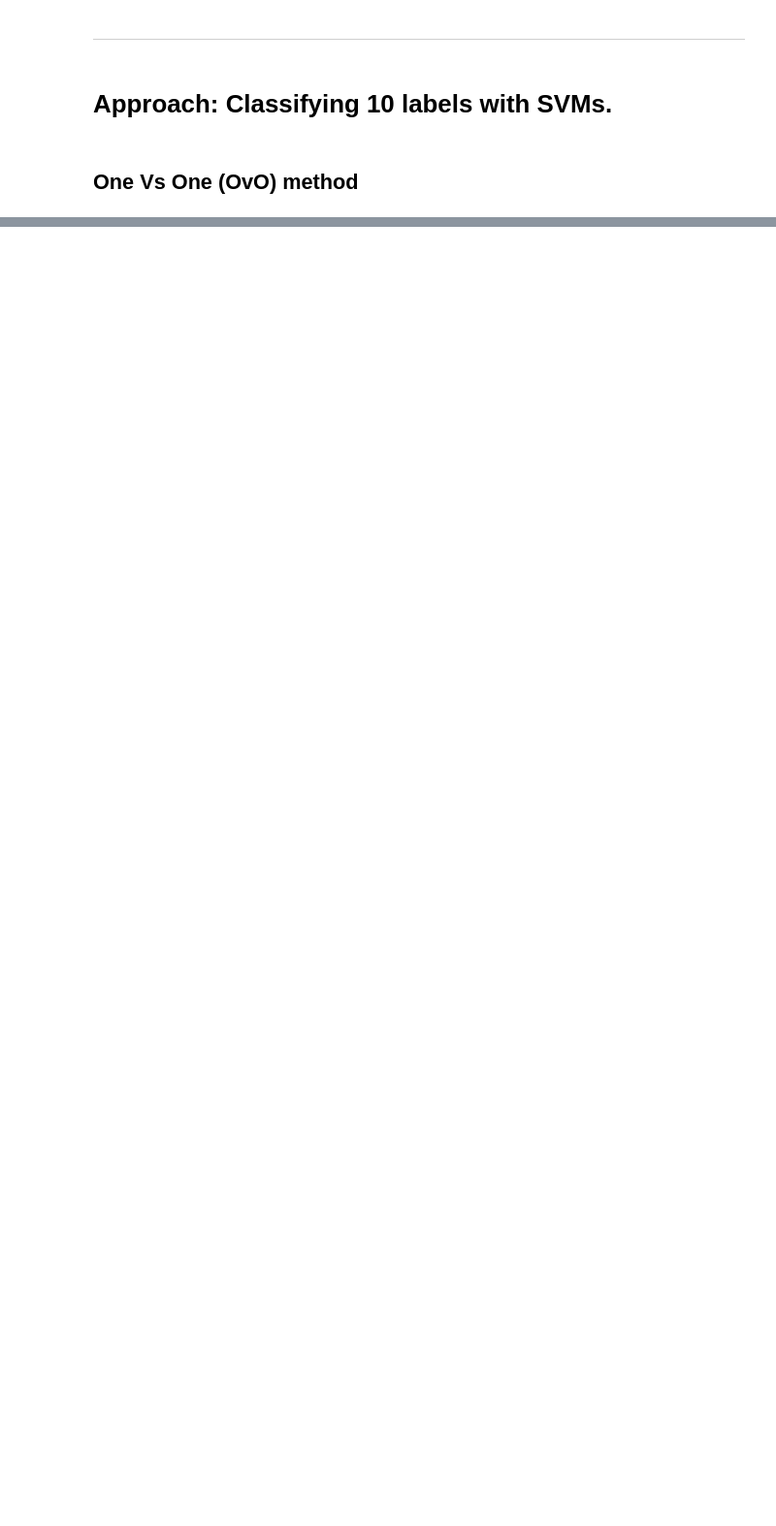
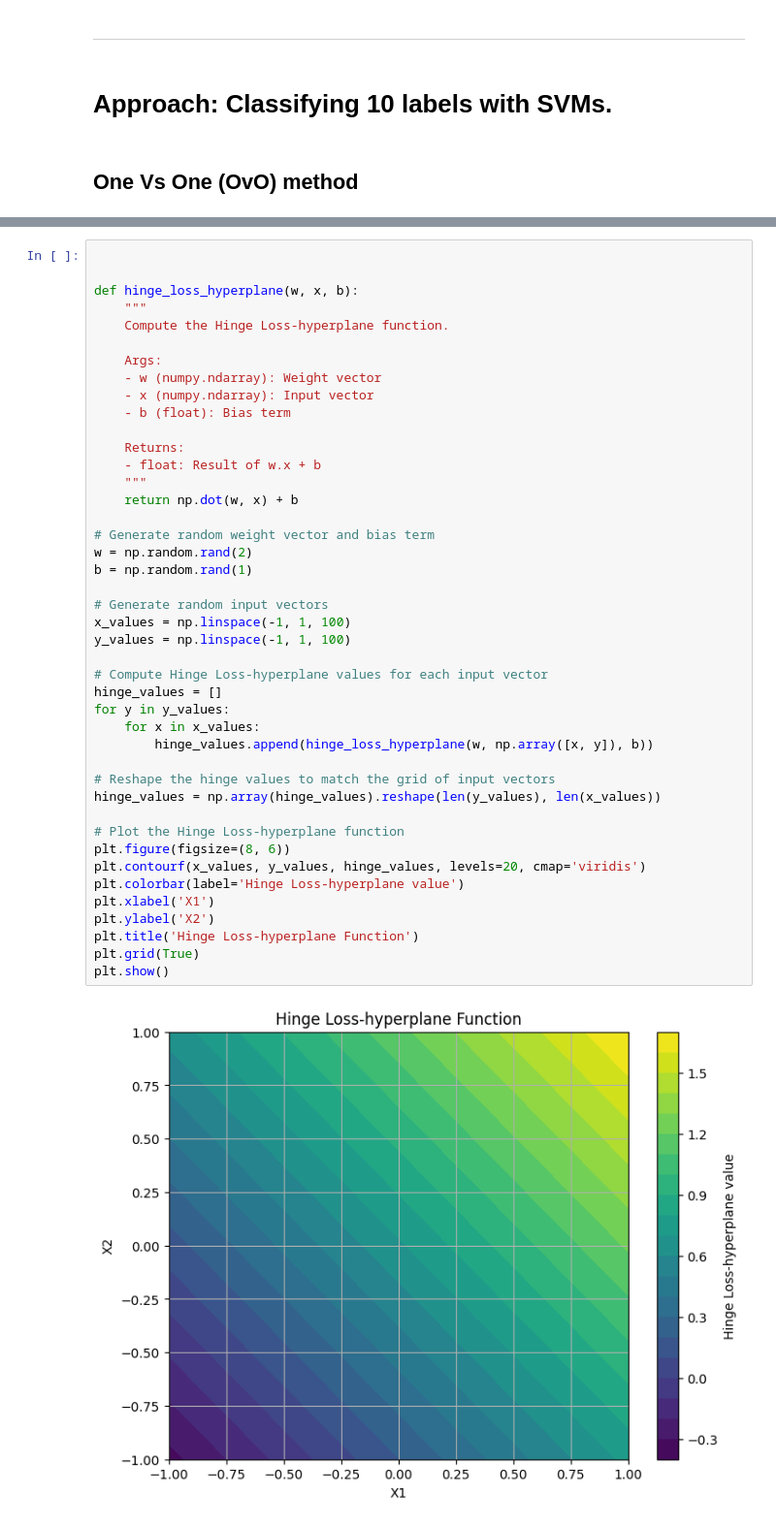
Before and after one commit to naoNao89/digitsSVM, a Jupyter notebook: SVM on Digits Recognization.ipynb, the cells around one changed output, grey strips where cells are left out. Shown at 97% size. Drawn from its saved outputs; the diff is of its cells as text; blank space fills up the shorter version.

```diff
--- a/SVM on Digits Recognization.ipynb
+++ b/SVM on Digits Recognization.ipynb
@@ -444,0 +535,45 @@ print("Accuracy:", accuracy)
+# %%
+
+
+def hinge_loss_hyperplane(w, x, b):
+    """
+    Compute the Hinge Loss-hyperplane function.
+
+    Args:
+    - w (numpy.ndarray): Weight vector
+    - x (numpy.ndarray): Input vector
+    - b (float): Bias term
+
+    Returns:
+    - float: Result of w.x + b
+    """
+    return np.dot(w, x) + b
+
+# Generate random weight vector and bias term
+w = np.random.rand(2)
+b = np.random.rand(1)
+
+# Generate random input vectors
+x_values = np.linspace(-1, 1, 100)
+y_values = np.linspace(-1, 1, 100)
+
+# Compute Hinge Loss-hyperplane values for each input vector
+hinge_values = []
+for y in y_values:
+    for x in x_values:
+        hinge_values.append(hinge_loss_hyperplane(w, np.array([x, y]), b))
+
+# Reshape the hinge values to match the grid of input vectors
+hinge_values = np.array(hinge_values).reshape(len(y_values), len(x_values))
+
+# Plot the Hinge Loss-hyperplane function
+plt.figure(figsize=(8, 6))
+plt.contourf(x_values, y_values, hinge_values, levels=20, cmap='viridis')
+plt.colorbar(label='Hinge Loss-hyperplane value')
+plt.xlabel('X1')
+plt.ylabel('X2')
+plt.title('Hinge Loss-hyperplane Function')
+plt.grid(True)
+plt.show()
+# %% [output]
+[figure, added]
```
Also changed, not shown: parts of 10 cells of this notebook.
